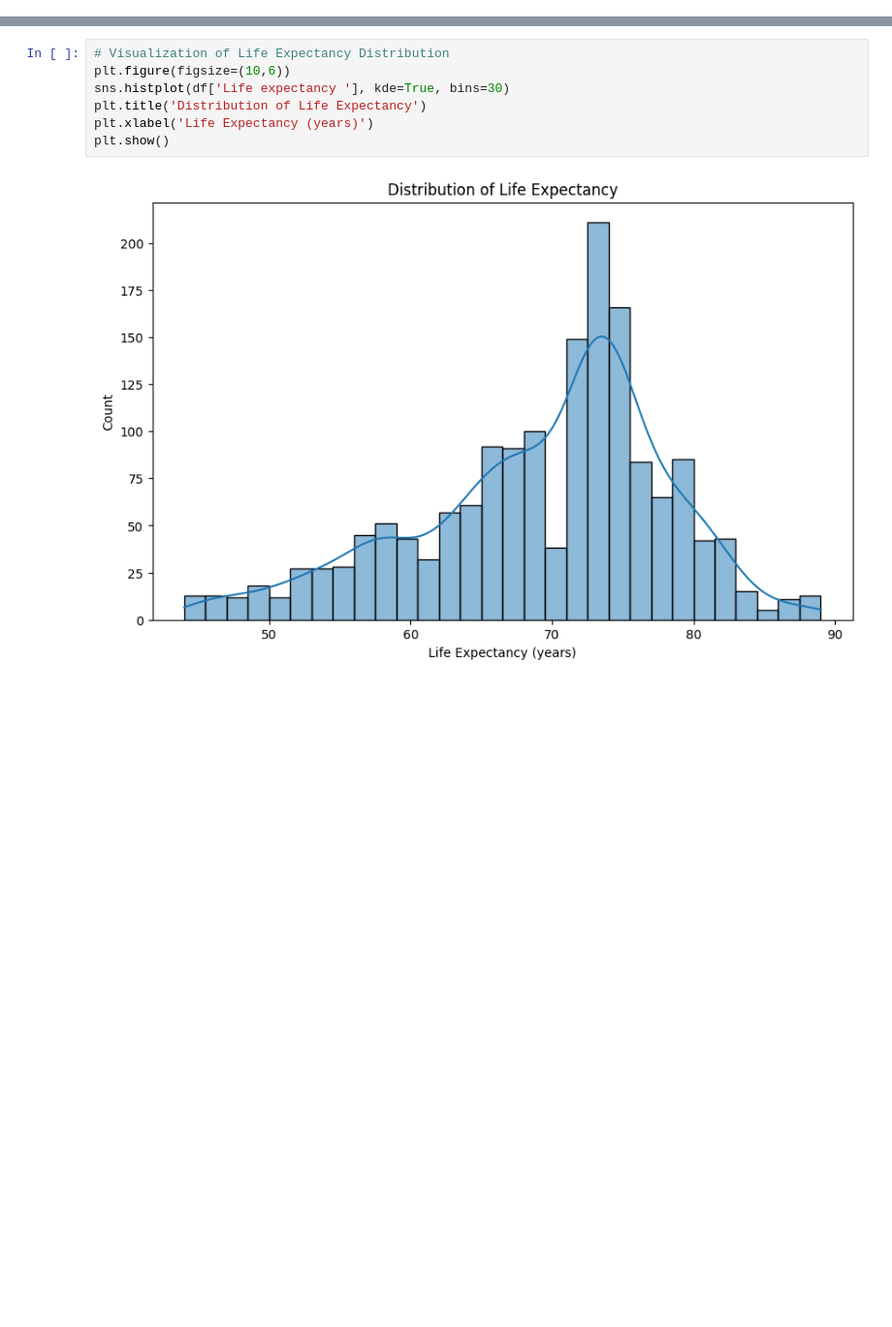
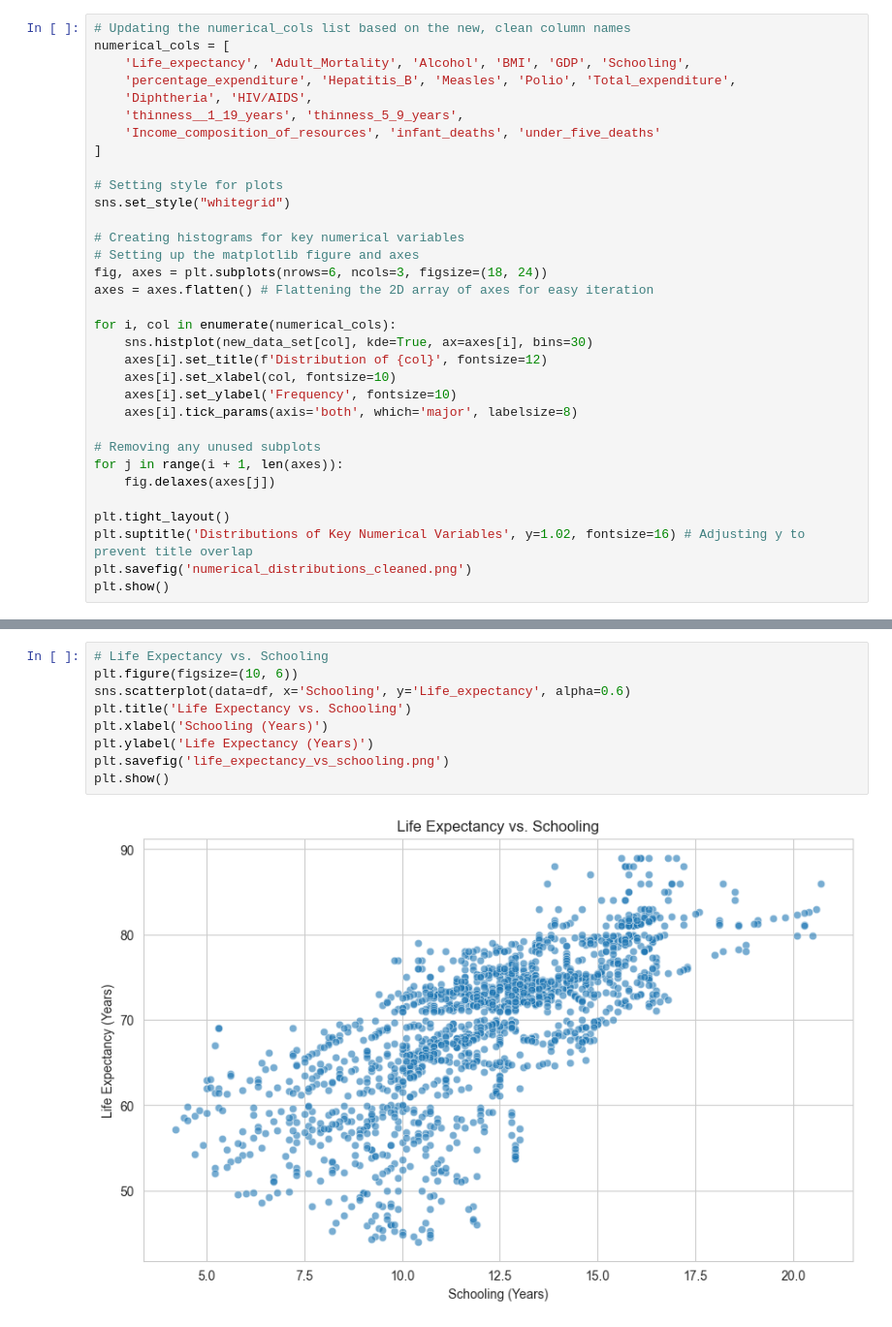
Before and after one commit to NamatovuChristineMaria123/Group-A-Day-Life-Expectancy-Recess-Project, a Jupyter notebook: Life_expectancy.ipynb, the cells around one changed output, grey strips where cells are left out. Shown at 97% size. Saved outputs shown, nothing was run; the diff lists cells and outputs as text; blank space fills up the shorter version.

```diff
--- a/Life_expectancy.ipynb
+++ b/Life_expectancy.ipynb
@@ -200,0 +124,33 @@ print(df[['Developed', 'GDP_per_capita', 'Decade', 'Health_expenditure_per_capit
+# %%
+# Updating the numerical_cols list based on the new, clean column names
+numerical_cols = [
+    'Life_expectancy', 'Adult_Mortality', 'Alcohol', 'BMI', 'GDP', 'Schooling',
+    'percentage_expenditure', 'Hepatitis_B', 'Measles', 'Polio', 'Total_expenditure',
+    'Diphtheria', 'HIV/AIDS',
+    'thinness__1_19_years', 'thinness_5_9_years',
+    'Income_composition_of_resources', 'infant_deaths', 'under_five_deaths'
+]
+
+# Setting style for plots
+sns.set_style("whitegrid")
+
+# Creating histograms for key numerical variables
+# Setting up the matplotlib figure and axes
+fig, axes = plt.subplots(nrows=6, ncols=3, figsize=(18, 24))
+axes = axes.flatten() # Flattening the 2D array of axes for easy iteration
+
+for i, col in enumerate(numerical_cols):
+    sns.histplot(new_data_set[col], kde=True, ax=axes[i], bins=30)
+    axes[i].set_title(f'Distribution of {col}', fontsize=12)
+    axes[i].set_xlabel(col, fontsize=10)
+    axes[i].set_ylabel('Frequency', fontsize=10)
+    axes[i].tick_params(axis='both', which='major', labelsize=8)
+
+# Removing any unused subplots
+for j in range(i + 1, len(axes)):
+    fig.delaxes(axes[j])
+
+plt.tight_layout()
+plt.suptitle('Distributions of Key Numerical Variables', y=1.02, fontsize=16) # Adjusting y to prevent title overlap
+plt.savefig('numerical_distributions_cleaned.png')
+plt.show()
@@ -201,9 +159,11 @@ print(df[['Developed', 'GDP_per_capita', 'Decade', 'Health_expenditure_per_capit
 # %%
-# Visualization of Life Expectancy Distribution
-plt.figure(figsize=(10,6))
-sns.histplot(df['Life expectancy '], kde=True, bins=30)
-plt.title('Distribution of Life Expectancy')
-plt.xlabel('Life Expectancy (years)')
+# Life Expectancy vs. Schooling
+plt.figure(figsize=(10, 6))
+sns.scatterplot(data=df, x='Schooling', y='Life_expectancy', alpha=0.6)
+plt.title('Life Expectancy vs. Schooling')
+plt.xlabel('Schooling (Years)')
+plt.ylabel('Life Expectancy (Years)')
+plt.savefig('life_expectancy_vs_schooling.png')
 plt.show()
 # %% [output]
-[figure, old version]
+[figure, new version]
```
Also changed, not shown: parts of 29 cells of this notebook.
